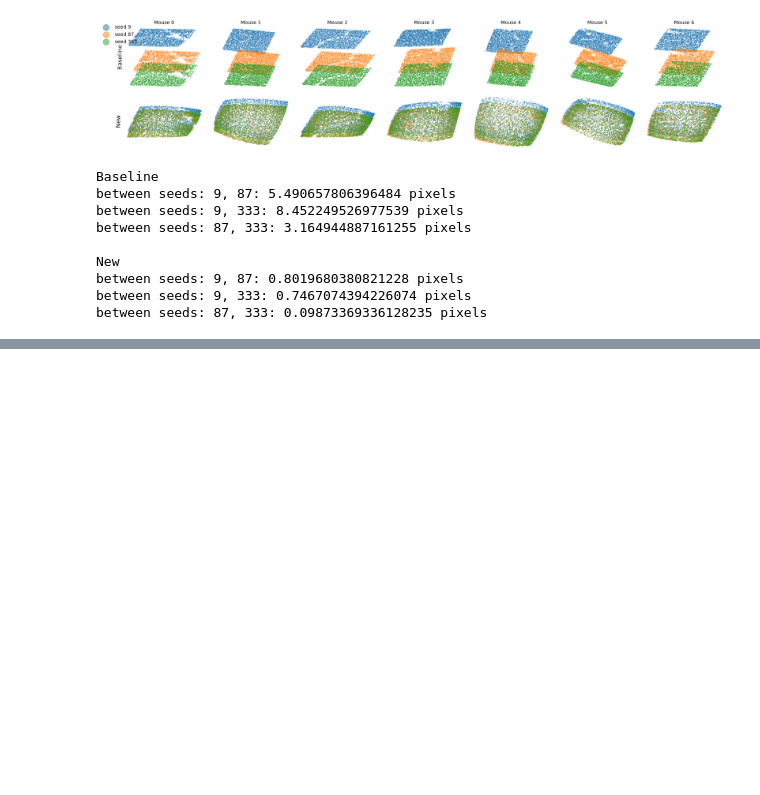
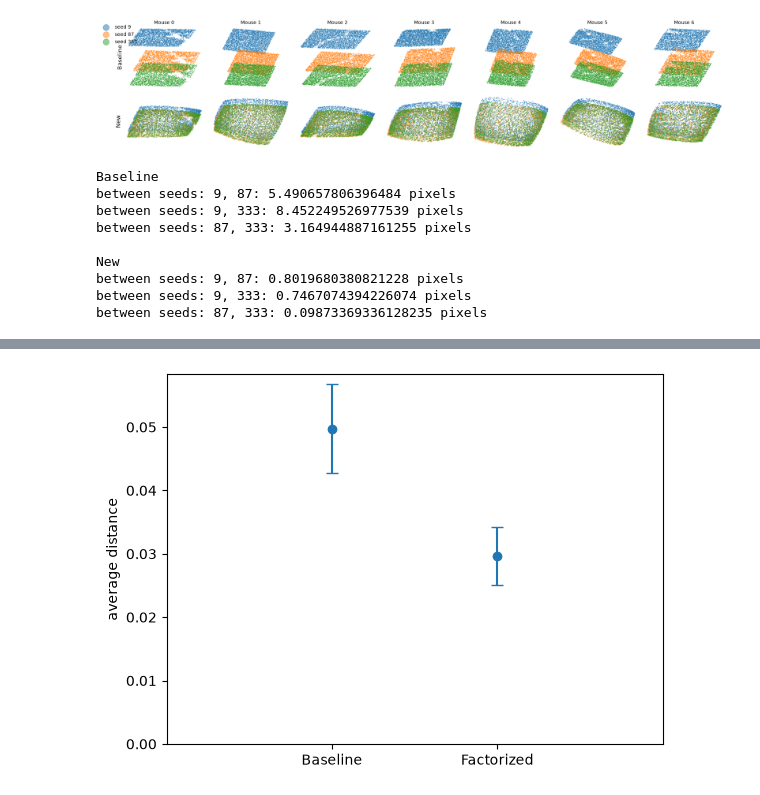
Before and after one commit to NathanSoeding/sensorium, a Jupyter notebook: analysis/paper_plots.ipynb, the cells around one changed output, grey strips where cells are left out. Drawn from its saved outputs; the diff is of its cells as text; code cells hidden in the pictures; blank space fills up the shorter version.

```diff
--- a/analysis/paper_plots.ipynb
+++ b/analysis/paper_plots.ipynb
@@ -461,0 +555,15 @@ plt.show()
+# %%
+means = {}
+stds = {}
+for type_name, shifts in model_types.items():
+    shifts = [torch.cat(g) for g in shifts]
+    avgs = []
+    print(type_name)
+    for i, j in [[0, 1], [0, 2], [1, 2]]:
+        d = (shifts[i] - shifts[j]).pow(2).sum(1).sqrt()
+        avg = d.mean()
+        avgs.append(avg)
+        print(f'between seeds: {model_seeds[i]}, {model_seeds[j]}: {avg} pixels')
+    means[type_name] = torch.tensor(avgs).mean()
+    stds[type_name] = torch.tensor(avgs).std()
+    print()
@@ -461,0 +580,9 @@ plt.show()
+# %%
+plt.errorbar([0, 1], means.values(), yerr=stds.values(), fmt='o', capsize=4)
+plt.xticks([0, 1], means.keys())
+plt.xlim(-1, 2)
+plt.ylim(0)
+plt.ylabel('average distance')
+plt.show()
+# %% [output]
+[figure, added]
```
Also changed, not shown: parts of 6 cells of this notebook.
